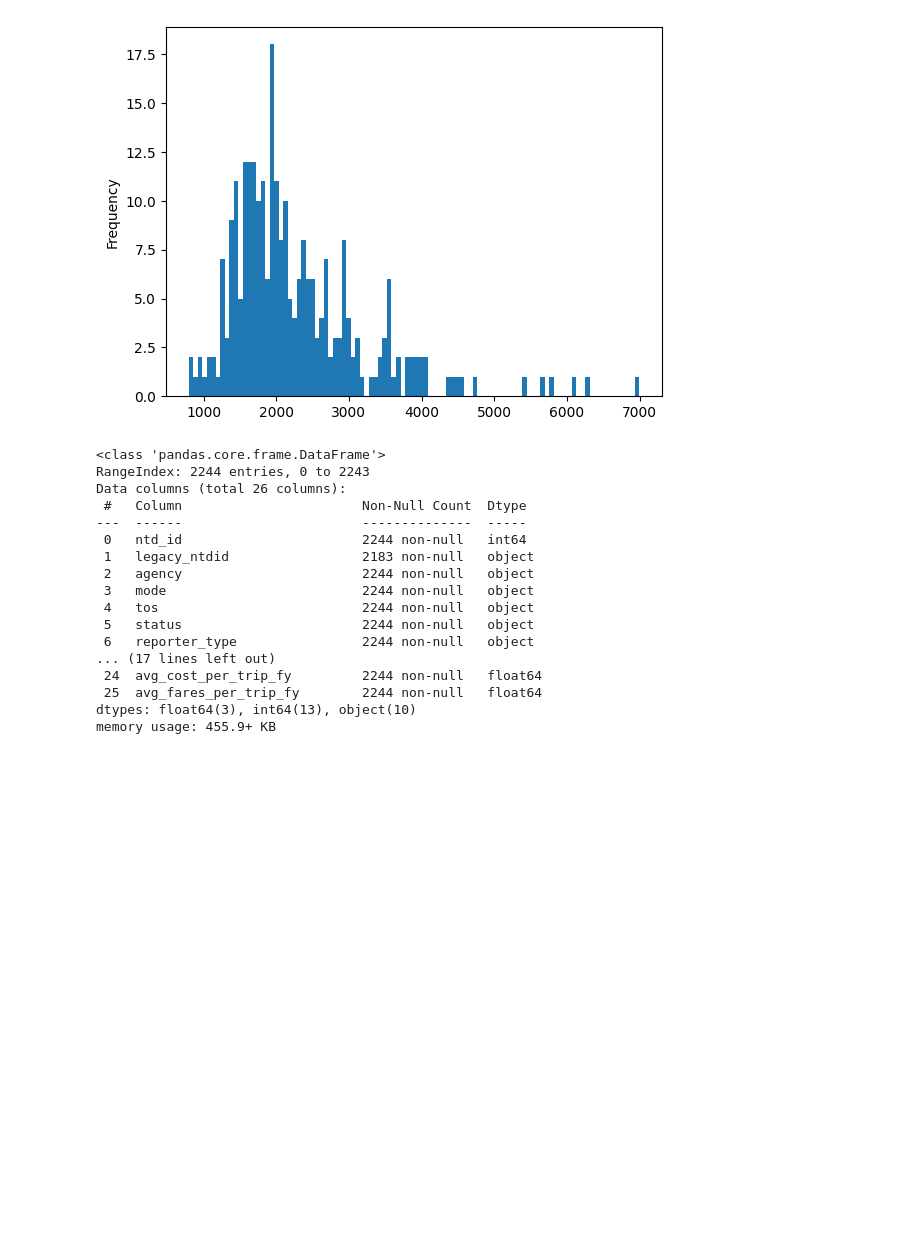
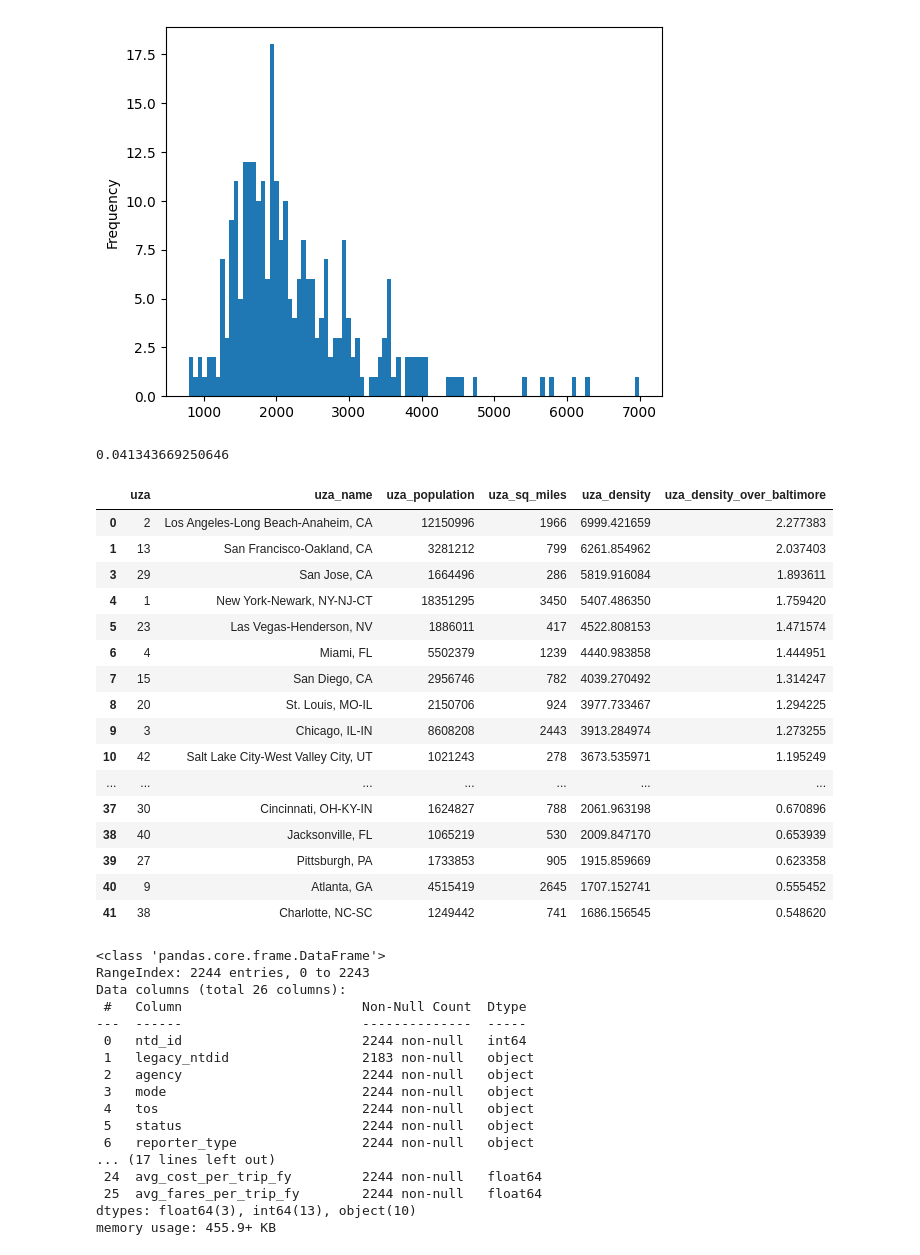
Before and after one commit to fedderw/transitscope-baltimore, a Jupyter notebook: notebooks/ntd.ipynb, the cells around one changed output. Cells and saved outputs as stored; diff of their text form; code cells hidden in the pictures; blank space fills up the shorter version.

```diff
--- a/notebooks/ntd.ipynb
+++ b/notebooks/ntd.ipynb
@@ -76,0 +66,12 @@ AttributeError: 'DataFrame' object has no attribute 'uza_population'
+# %%
+pd.set_option('display.max_columns', 100)
+def clean_data(df):
+
+    df['uza_density'] = df.uza_population / df.uza_sq_miles
+    df['farebox_recovery_ratio'] = df.fares_fy / df.operating_expenses_fy
+    df['operating_expenses_per_capita'] = df.operating_expenses_fy / df.uza_population
+    return df
+
+df_clean = clean_data(df.copy())
+# Filter rows based on column: 'hq_state'
+df_clean.loc[(df_clean['hq_state'] == 'MD') & (df_clean['agency'] == 'Maryland Transit Administration')]
@@ -77,2 +89,5 @@ AttributeError: 'DataFrame' object has no attribute 'uza_population'
 # %%
-uza=df_clean[['uza' ,'uza_population', 'uza_sq_miles', 'uza_density']].groupby(['uza']).max().reset_index()
+uza=df_clean[['uza' ,'uza_name','uza_population', 'uza_sq_miles', 'uza_density']].groupby(['uza']).max().reset_index()
+uza.uza_density.describe()
+uza_filtered = uza[uza.uza_population > 100000]
+uza.head()
@@ -91,2 +100,0 @@ Name: uza_density, dtype: float64
-# %%
-uza = uza[uza.uza_population > 100000]
@@ -104,6 +103,34 @@ uza.uza_density.plot(kind='hist', bins=100)
 # %% [output]
 <AxesSubplot: ylabel='Frequency'>
 [figure]
+# %%
+# How dense is Baltimore's UZA compared to the rest of the country?
+uza[uza.uza_name == 'Baltimore, MD'].uza_density
+# What percentage of the UZAs in the country over x are more dense than Baltimore?
+uza[(uza.uza_density > uza[uza.uza_name == 'Baltimore, MD'].uza_density.values[0]) & (uza.uza_population > 1_000_000)].shape[0] / uza.shape[0]
+# %% [output]
+0.041343669250646
+# %%
+uza['uza_density_over_baltimore'] = uza.uza_density / uza[uza.uza_name == 'Baltimore, MD'].uza_density.values[0]
+uza[ (uza.uza_population > 1_000_000)].sort_values(by='uza_density', ascending=False).reset_index(drop=True).drop_duplicates(subset='uza_name')
+# %% [output]
+|  | uza | uza_name | uza_population | uza_sq_miles | uza_density | uza_density_over_baltimore |
+| 0 | 2 | Los Angeles-Long Beach-Anaheim, CA | 12150996 | 1966 | 6999.421659 | 2.277383 |
+| 1 | 13 | San Francisco-Oakland, CA | 3281212 | 799 | 6261.854962 | 2.037403 |
+| 3 | 29 | San Jose, CA | 1664496 | 286 | 5819.916084 | 1.893611 |
+| 4 | 1 | New York-Newark, NY-NJ-CT | 18351295 | 3450 | 5407.486350 | 1.759420 |
+| 5 | 23 | Las Vegas-Henderson, NV | 1886011 | 417 | 4522.808153 | 1.471574 |
+| 6 | 4 | Miami, FL | 5502379 | 1239 | 4440.983858 | 1.444951 |
+| 7 | 15 | San Diego, CA | 2956746 | 782 | 4039.270492 | 1.314247 |
+| 8 | 20 | St. Louis, MO-IL | 2150706 | 924 | 3977.733467 | 1.294225 |
+| 9 | 3 | Chicago, IL-IN | 8608208 | 2443 | 3913.284974 | 1.273255 |
+| 10 | 42 | Salt Lake City-West Valley City, UT | 1021243 | 278 | 3673.535971 | 1.195249 |
+| ... | ... | ... | ... | ... | ... | ... |
+| 37 | 30 | Cincinnati, OH-KY-IN | 1624827 | 788 | 2061.963198 | 0.670896 |
+| 38 | 40 | Jacksonville, FL | 1065219 | 530 | 2009.847170 | 0.653939 |
+| 39 | 27 | Pittsburgh, PA | 1733853 | 905 | 1915.859669 | 0.623358 |
+| 40 | 9 | Atlanta, GA | 4515419 | 2645 | 1707.152741 | 0.555452 |
+| 41 | 38 | Charlotte, NC-SC | 1249442 | 741 | 1686.156545 | 0.548620 |
 # %%
 df.info()
 # %% [output]
```
Also changed, not shown: parts of 5 cells of this notebook.
